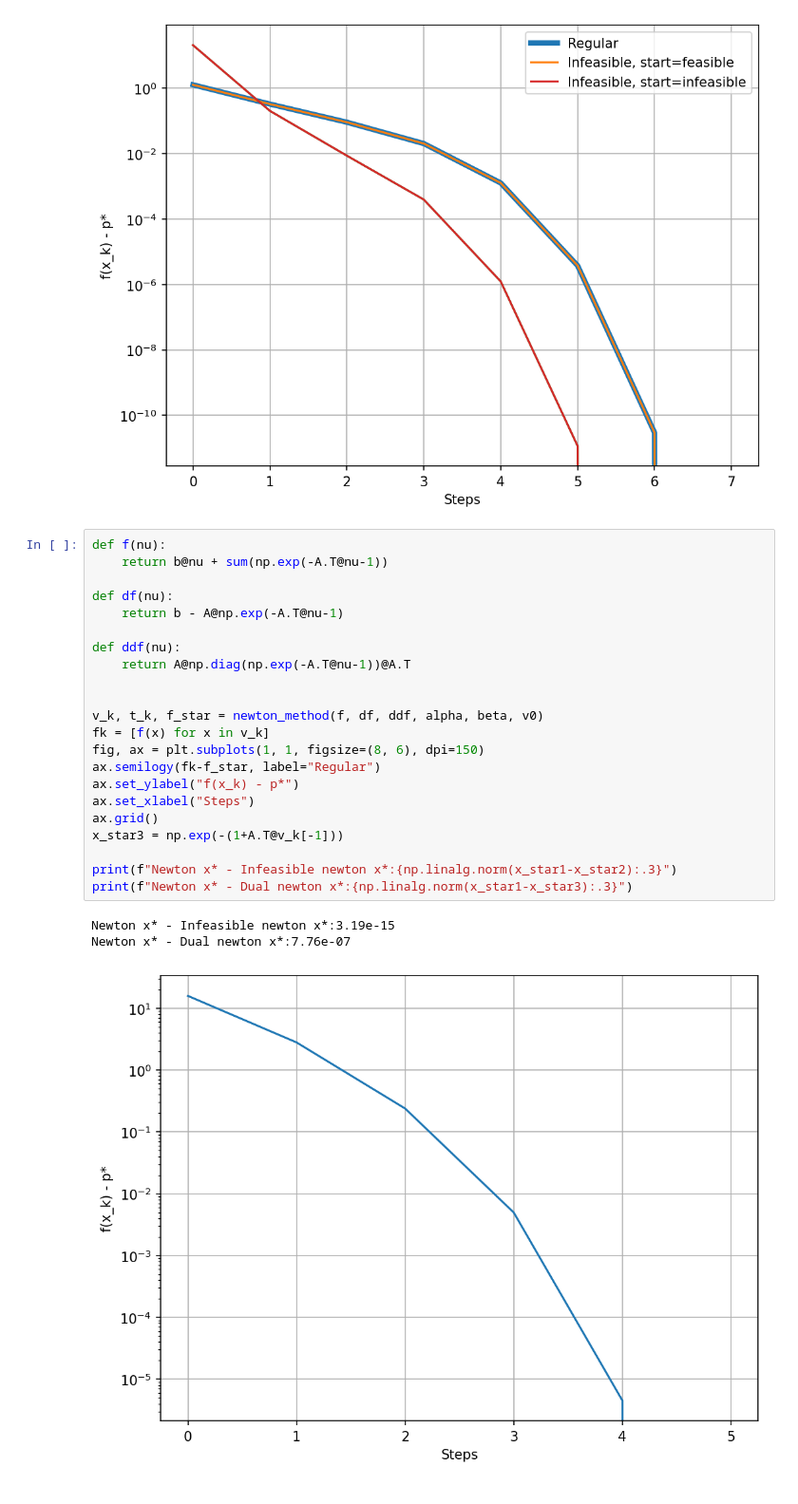
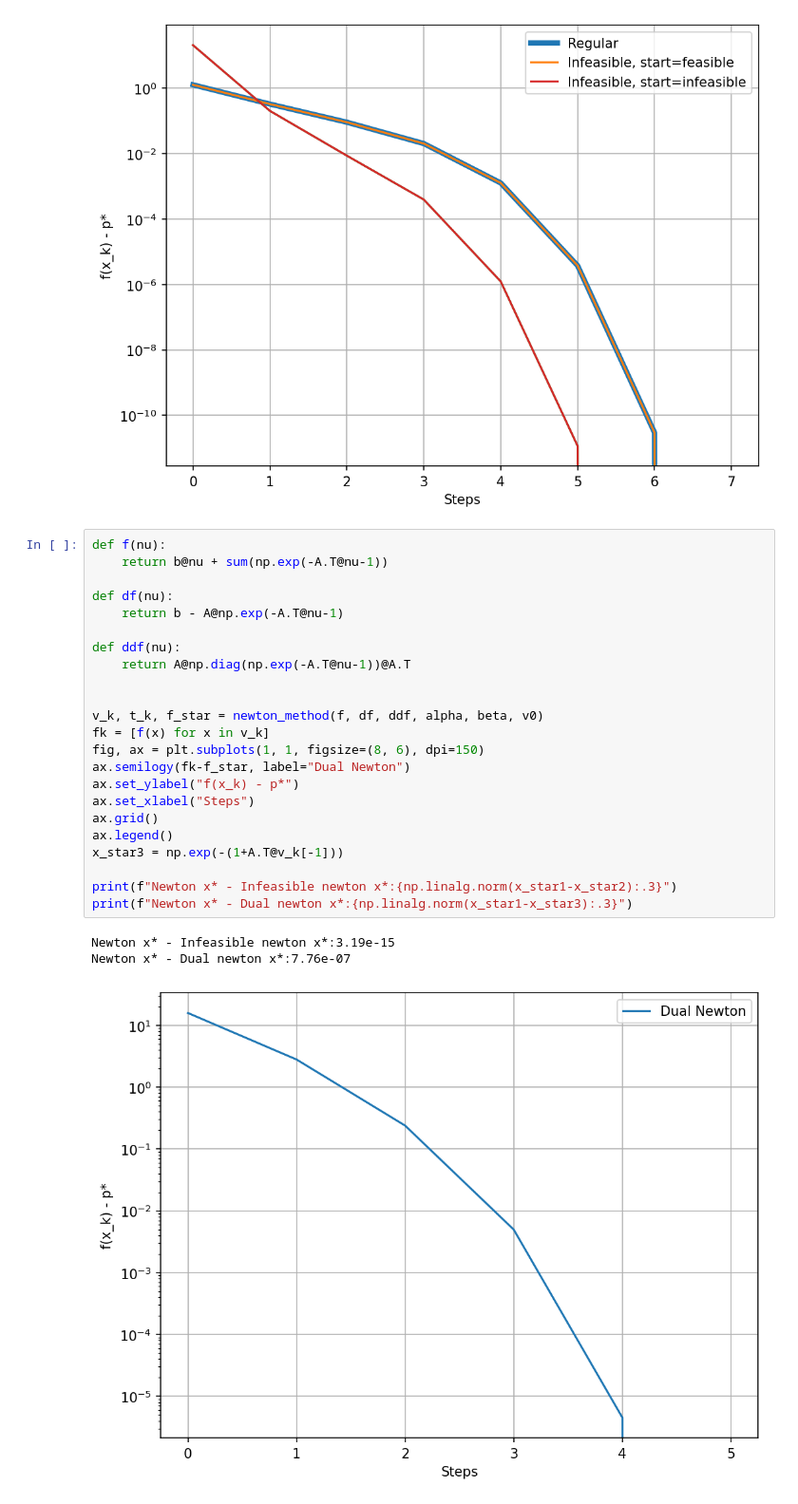
Before and after one commit to jsiloto/uci-cs206, a Jupyter notebook: CS206_Assignment_4.ipynb, the cells around one changed output. Shown at 95% size. Saved outputs shown, nothing was run; the diff lists cells and outputs as text.

```diff
--- a/CS206_Assignment_4.ipynb
+++ b/CS206_Assignment_4.ipynb
@@ -315,26 +315,27 @@ ax.legend()
 # %%
 def f(nu):
     return b@nu + sum(np.exp(-A.T@nu-1))
 
 def df(nu):
     return b - A@np.exp(-A.T@nu-1)
 
 def ddf(nu):
     return A@np.diag(np.exp(-A.T@nu-1))@A.T
 
 
 v_k, t_k, f_star = newton_method(f, df, ddf, alpha, beta, v0)
 fk = [f(x) for x in v_k]
 fig, ax = plt.subplots(1, 1, figsize=(8, 6), dpi=150)
-ax.semilogy(fk-f_star, label="Regular")
+ax.semilogy(fk-f_star, label="Dual Newton")
 ax.set_ylabel("f(x_k) - p*")
 ax.set_xlabel("Steps")
 ax.grid()
+ax.legend()
 x_star3 = np.exp(-(1+A.T@v_k[-1]))
 
 print(f"Newton x* - Infeasible newton x*:{np.linalg.norm(x_star1-x_star2):.3}")
 print(f"Newton x* - Dual newton x*:{np.linalg.norm(x_star1-x_star3):.3}")
 # %% [output]
 Newton x* - Infeasible newton x*:3.19e-15
 Newton x* - Dual newton x*:7.76e-07
-[figure, old version]
+[figure, new version]
```
